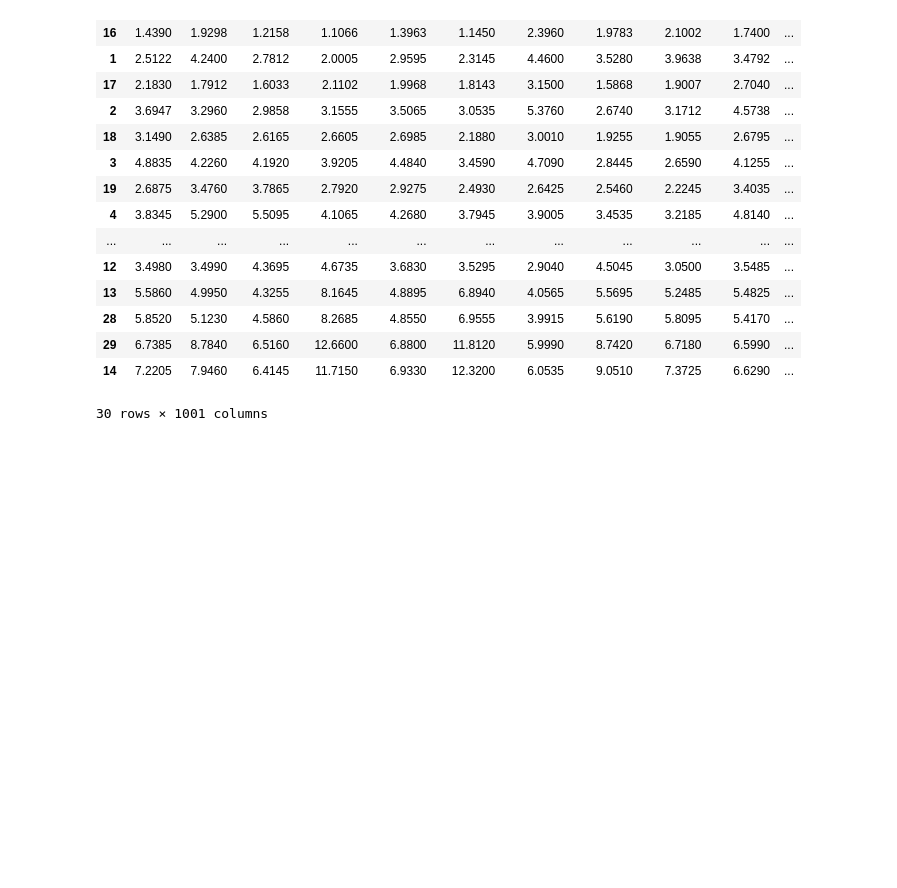
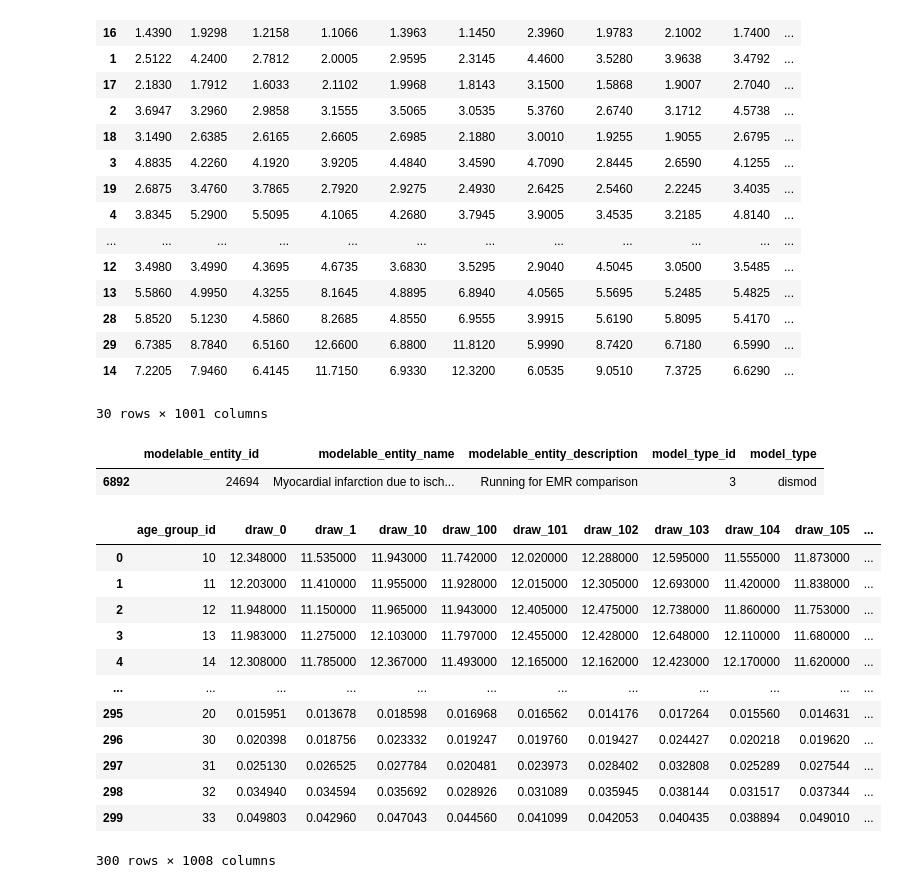
Before and after one commit to ihmeuw/vivarium_research_nih_us_cvd, a Jupyter notebook: outpatient_visits.ipynb, the cells around one changed output. Saved outputs shown, nothing was run; the diff lists cells and outputs as text; code cells hidden in the pictures; blank space fills up the shorter version.

Commit message:
model 3 v&v, some other stuff is added in here that were very minor changes or checking on things in other notebooks

```diff
--- a/outpatient_visits.ipynb
+++ b/outpatient_visits.ipynb
@@ -120,3 +120,35 @@ mean_df
 | 29 | 6.7385 | 8.7840 | 6.5160 | 12.6600 | 6.8800 | 11.8120 | 5.9990 | 8.7420 | 6.7180 | 6.5990 | ... |
 | 14 | 7.2205 | 7.9460 | 6.4145 | 11.7150 | 6.9330 | 12.3200 | 6.0535 | 9.0510 | 7.3725 | 6.6290 | ... |
 30 rows × 1001 columns
+# %%
+test = get_ids('modelable_entity', 24694)
+test.loc[test['modelable_entity_id']==24694]
+# %% [output]
+|  | modelable_entity_id | modelable_entity_name | modelable_entity_description | model_type_id | model_type |
+| 6892 | 24694 | Myocardial infarction due to isch... | Running for EMR comparison | 3 | dismod |
+# %%
+df_mi = get_draws('modelable_entity_id',
+                24694,
+                source='epi',
+                location_id=523,
+                age_group_id=[10,11,12,13,14,15,16,17,18,19,20,30,31,32,33],
+                sex_id=[1,2],
+                year_id=2019,
+                gbd_round_id=6,
+                 decomp_step='step4')
+# %%
+df_mi
+# %% [output]
+|  | age_group_id | draw_0 | draw_1 | draw_10 | draw_100 | draw_101 | draw_102 | draw_103 | draw_104 | draw_105 | ... |
+| 0 | 10 | 12.348000 | 11.535000 | 11.943000 | 11.742000 | 12.020000 | 12.288000 | 12.595000 | 11.555000 | 11.873000 | ... |
+| 1 | 11 | 12.203000 | 11.410000 | 11.955000 | 11.928000 | 12.015000 | 12.305000 | 12.693000 | 11.420000 | 11.838000 | ... |
+| 2 | 12 | 11.948000 | 11.150000 | 11.965000 | 11.943000 | 12.405000 | 12.475000 | 12.738000 | 11.860000 | 11.753000 | ... |
+| 3 | 13 | 11.983000 | 11.275000 | 12.103000 | 11.797000 | 12.455000 | 12.428000 | 12.648000 | 12.110000 | 11.680000 | ... |
+| 4 | 14 | 12.308000 | 11.785000 | 12.367000 | 11.493000 | 12.165000 | 12.162000 | 12.423000 | 12.170000 | 11.620000 | ... |
+| ... | ... | ... | ... | ... | ... | ... | ... | ... | ... | ... | ... |
+| 295 | 20 | 0.015951 | 0.013678 | 0.018598 | 0.016968 | 0.016562 | 0.014176 | 0.017264 | 0.015560 | 0.014631 | ... |
+| 296 | 30 | 0.020398 | 0.018756 | 0.023332 | 0.019247 | 0.019760 | 0.019427 | 0.024427 | 0.020218 | 0.019620 | ... |
+| 297 | 31 | 0.025130 | 0.026525 | 0.027784 | 0.020481 | 0.023973 | 0.028402 | 0.032808 | 0.025289 | 0.027544 | ... |
+| 298 | 32 | 0.034940 | 0.034594 | 0.035692 | 0.028926 | 0.031089 | 0.035945 | 0.038144 | 0.031517 | 0.037344 | ... |
+| 299 | 33 | 0.049803 | 0.042960 | 0.047043 | 0.044560 | 0.041099 | 0.042053 | 0.040435 | 0.038894 | 0.049010 | ... |
+300 rows × 1008 columns
```
Also changed, not shown: 33 other files.
